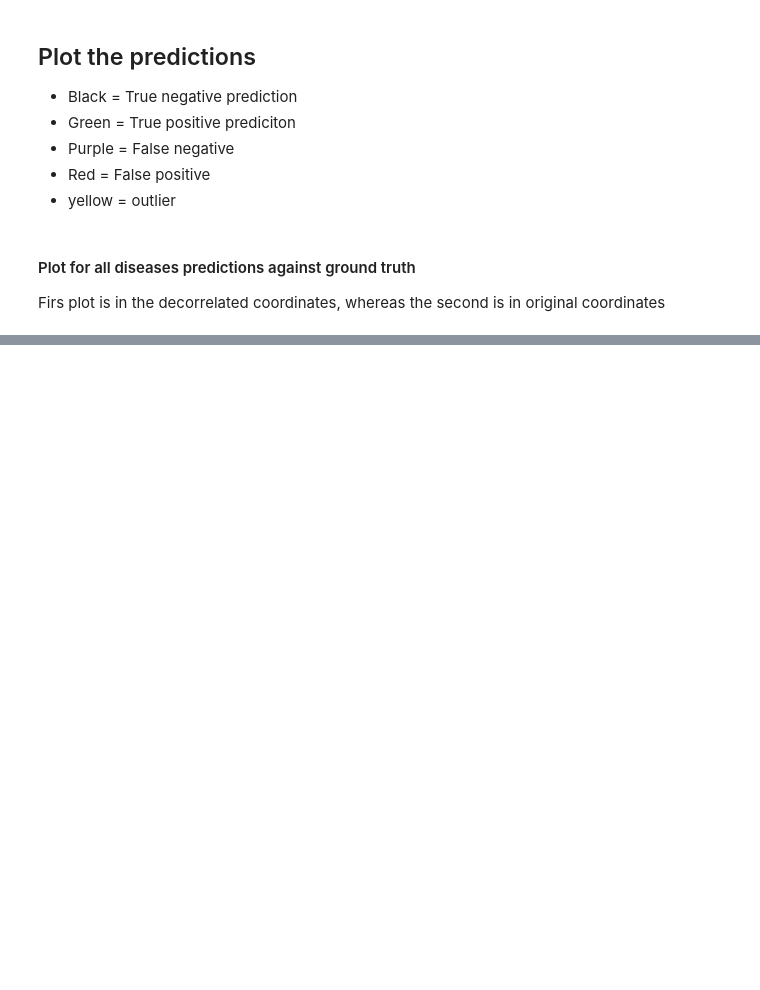
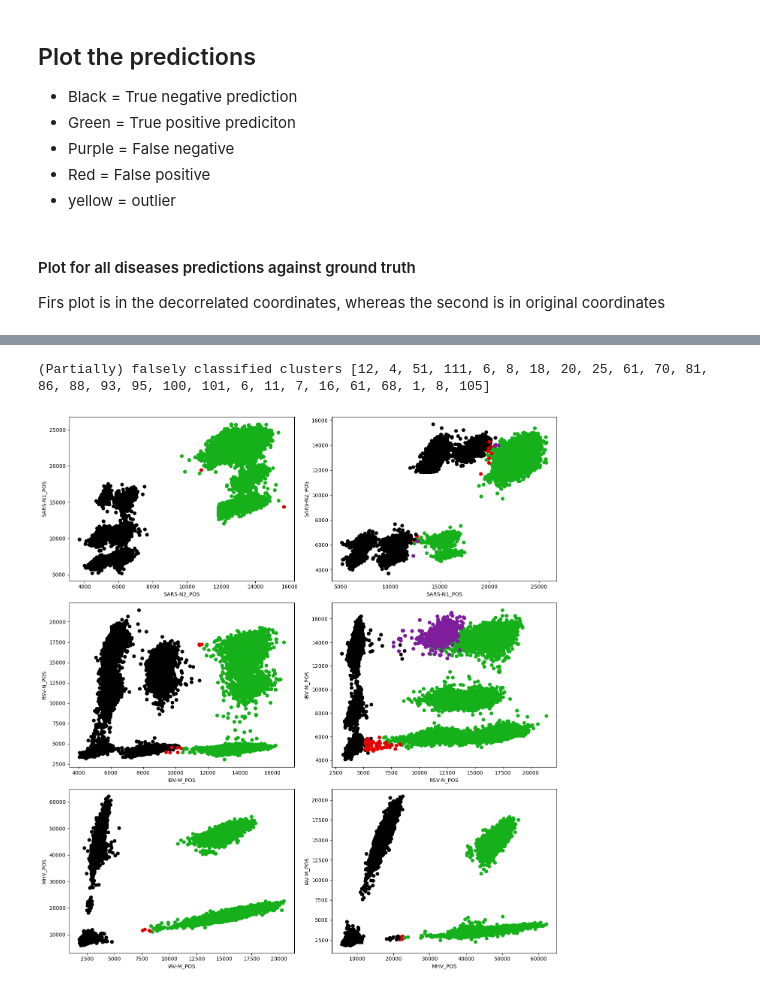
Before and after one commit to ncograf/pcr-classification, a Jupyter notebook: code/hierarchy/cluster_hierarchy_mean_classifier_dillution.ipynb, the cells around one changed output, grey strips where cells are left out. Saved outputs shown, nothing was run; the diff lists cells and outputs as text; code cells hidden in the pictures; blank space fills up the shorter version.

```diff
--- a/code/hierarchy/cluster_hierarchy_mean_classifier_dillution.ipynb
+++ b/code/hierarchy/cluster_hierarchy_mean_classifier_dillution.ipynb
@@ -126,0 +129,18 @@ F1 (2 * (precision * recall) / (precision + recall)): 0.9781053905198471
+# %%
+diseases = ["IAV-M_POS", "MHV_POS", "SARS-N1_POS", "SARS-N2_POS", "IBV-M_POS", "RSV-N_POS"]
+false_clusters = validation_lib.get_false_clusters(cluster_mask=decision.cluster_no_neg_masks,
+                                  df_true_labels=df_ground_trouth,
+                                  df_predictions=df_predictions,
+                                  disease=diseases,
+                                  mask=decision.X_no_neg_mask)
+df_false_data, df_false_predictions, df_false_ground_truth = validation_lib.get_false_cluster_for_plotting(df_data_points=df_data_points,
+                                                                                                           df_predictions=df_predictions,
+                                                                                                           df_ground_truth=df_ground_trouth,
+                                                                                                           cluster_masks=decision.cluster_no_neg_masks,
+                                                                                                           false_clusters=false_clusters,
+                                                                                                           all_mask=decision.X_no_neg_mask)
+print(f"(Partially) falsely classified clusters {false_clusters}")
+plot_lib.plot_pairwise_selection(data_points=df_false_data, selected_pairs=selected_pairs, predictions=df_false_predictions, ground_trouth=df_false_ground_truth)
+# %% [output]
+(Partially) falsely classified clusters [12, 4, 51, 111, 6, 8, 18, 20, 25, 61, 70, 81, 86, 88, 93, 95, 100, 101, 6, 11, 7, 16, 61, 68, 1, 8, 105]
+[figure, added]
```
Also changed, not shown: parts of 2 cells of this notebook, 3 other files.
